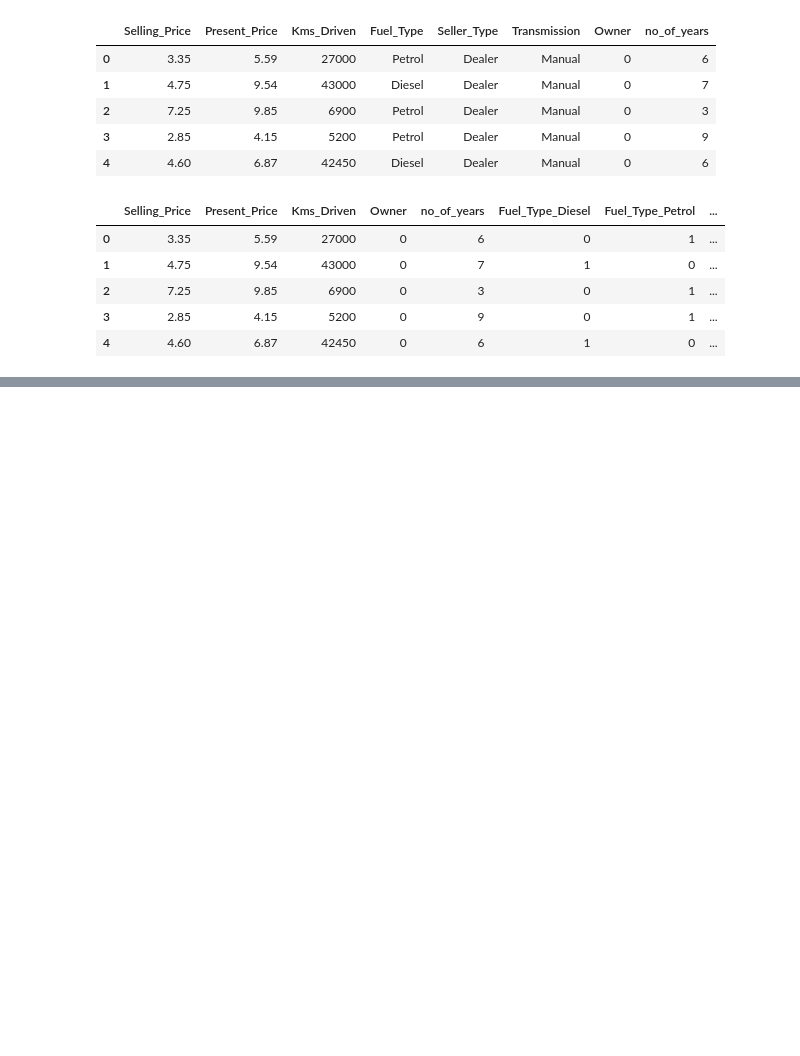
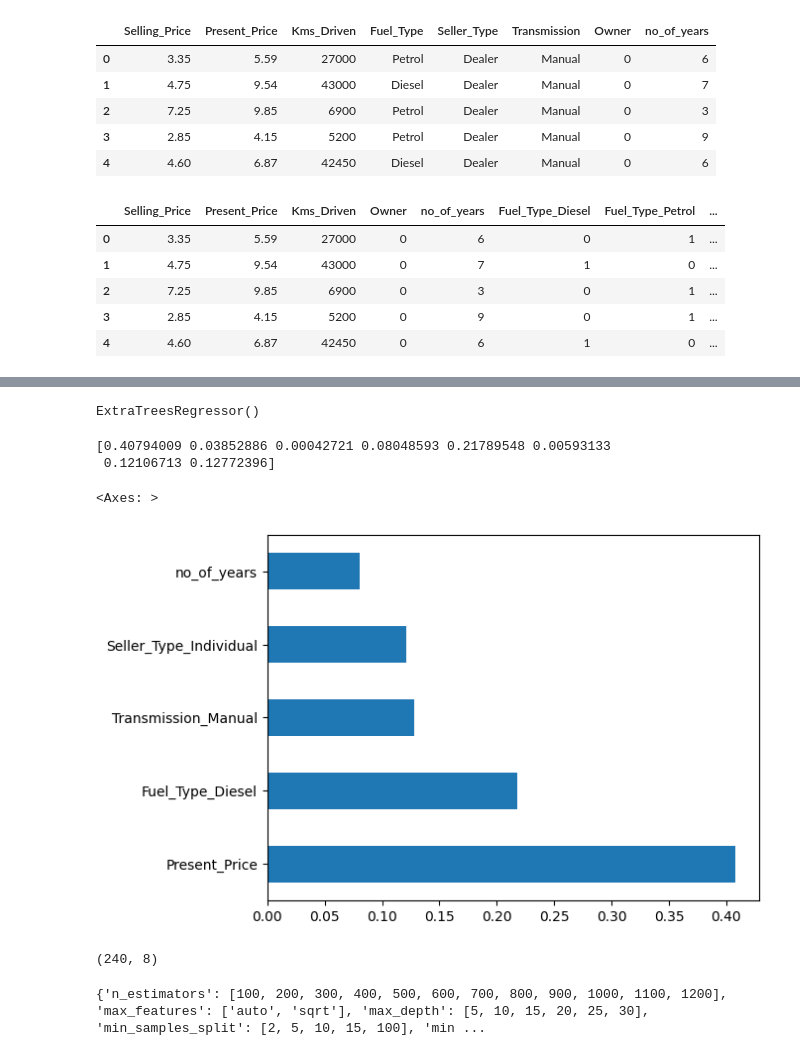
Before and after one commit to kingofnights/data_science, a Jupyter notebook: vehicle.ipynb, the cells around one changed output, grey strips where cells are left out. Cells and saved outputs as stored; diff of their text form; code cells hidden in the pictures; blank space fills up the shorter version.

```diff
--- a/vehicle.ipynb
+++ b/vehicle.ipynb
@@ -146,0 +168,6 @@ import seaborn as sns
+# %%
+# X = independent feature
+# Y = dependent feature
+
+X = final_dataset.iloc[:, 1:]
+Y = final_dataset.iloc[:, 0]
@@ -146,0 +187,20 @@ import seaborn as sns
+# %%
+# ordering of important features ->
+# Feature importance
+
+from sklearn.ensemble import ExtraTreesRegressor
+model=ExtraTreesRegressor()
+model.fit(X,Y)
+# %% [output]
+ExtraTreesRegressor()
+# %%
+print(model.feature_importances_)       # which feature has how much importance ?
+# %% [output]
+[0.40794009 0.03852886 0.00042721 0.08048593 0.21789548 0.00593133
+ 0.12106713 0.12772396]
+# %%
+feature_importances = pd.Series(model.feature_importances_, index=X.columns)
+feature_importances.nlargest(5).plot(kind='barh')
+# %% [output]
+<Axes: >
+[figure, added]
@@ -146,0 +210,4 @@ import seaborn as sns
+# %%
+X_train.shape
+# %% [output]
+(240, 8)
@@ -146,0 +240,17 @@ import seaborn as sns
+# %%
+from sklearn.model_selection import RandomizedSearchCV
+# helps to find the best parameters - depth, features, estimators -
+# Criterion by deafult ? For Regression, it is Mean Square Error ?
+# What is the criterion for Decision Tree ? It is Gini index ?
+# RandomisedSearchCV vs GridSearchCV ?
+
+random_grid = {
+    'n_estimators': n_estimators,
+    'max_features': max_features,
+    'max_depth': max_depth,
+    'min_samples_split': min_samples_split,
+    'min_samples_leaf': min_samples_leaf
+}
+print(random_grid)
+# %% [output]
+{'n_estimators': [100, 200, 300, 400, 500, 600, 700, 800, 900, 1000, 1100, 1200], 'max_features': ['auto', 'sqrt'], 'max_depth': [5, 10, 15, 20, 25, 30], 'min_samples_split': [2, 5, 10, 15, 100], 'min ...
```
Also changed, not shown: parts of 11 cells of this notebook.
